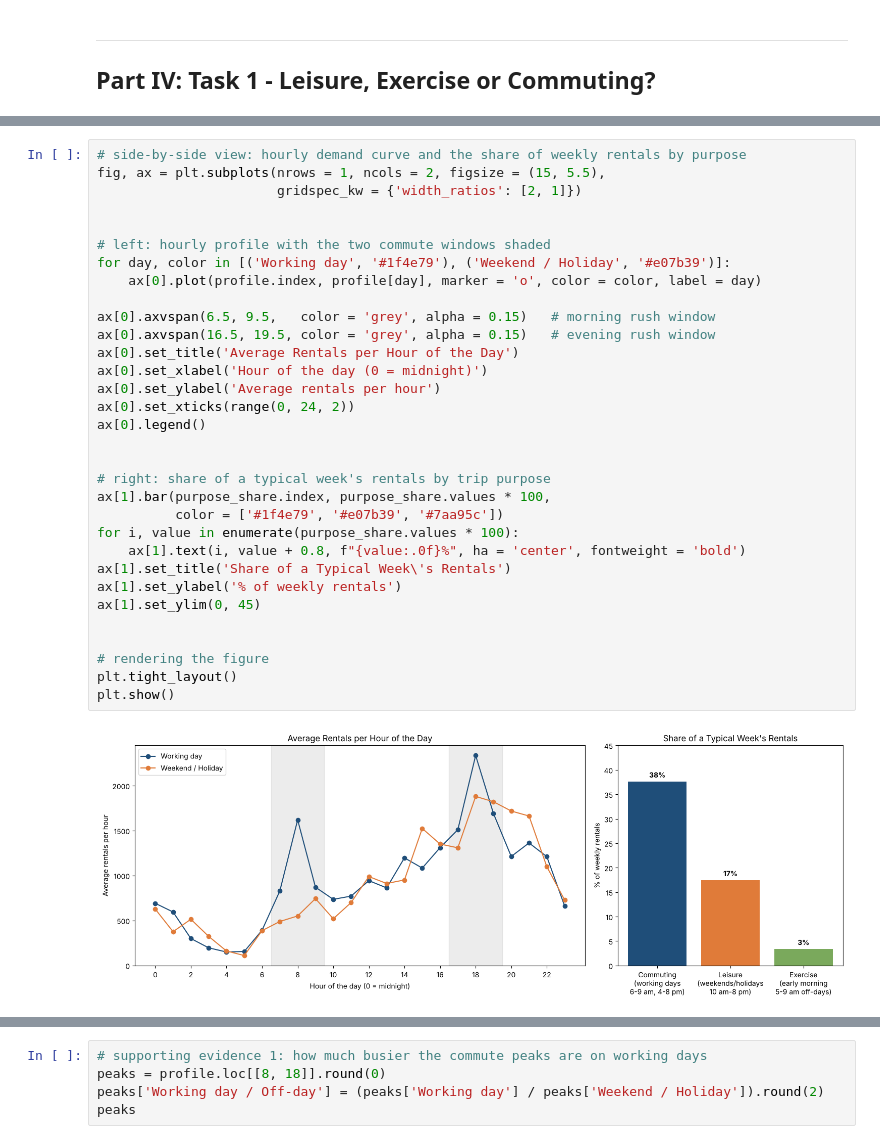
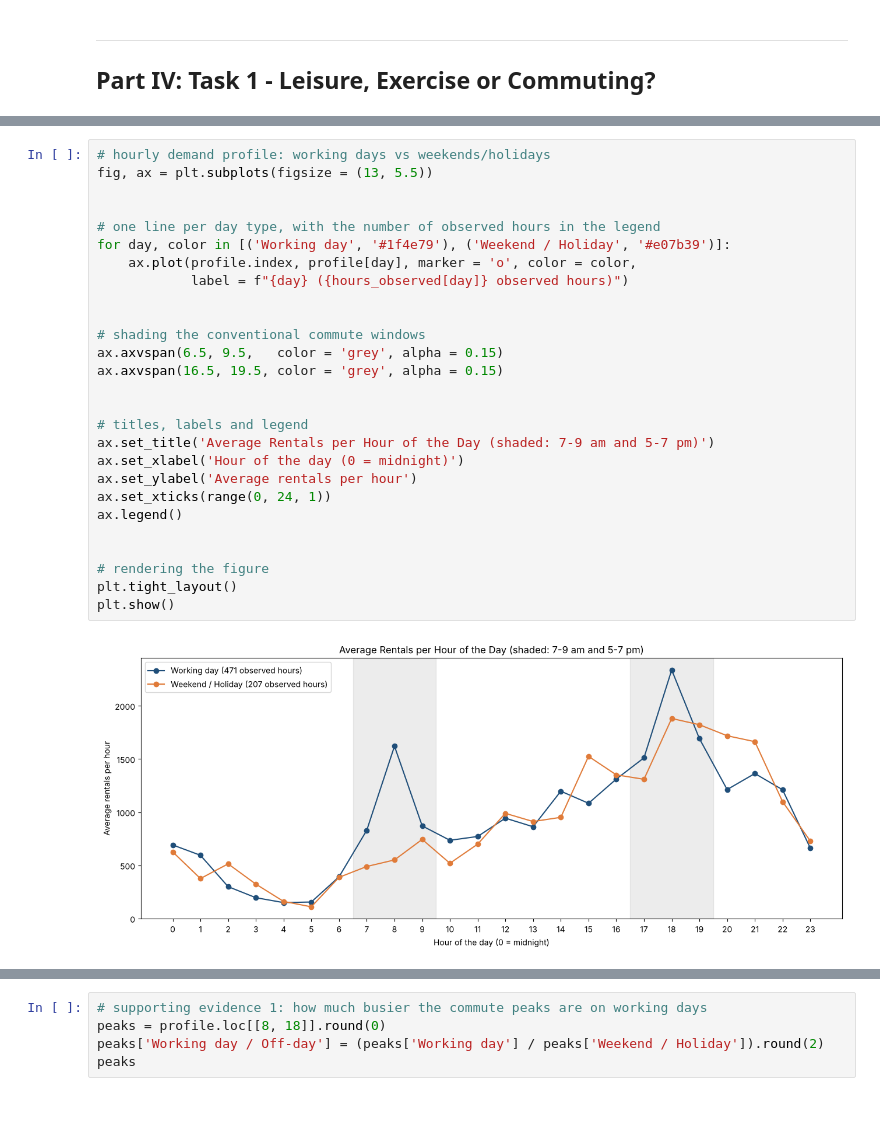
Before and after one commit to seyhasenganz/my-sql-assignment, a Jupyter notebook: Final-Bike-Rentals/Bike_Rentals_Final_Assignment.ipynb, the cells around one changed output, grey strips where cells are left out. Saved outputs shown, nothing was run; the diff lists cells and outputs as text; blank space fills up the shorter version.

```diff
--- a/Final-Bike-Rentals/Bike_Rentals_Final_Assignment.ipynb
+++ b/Final-Bike-Rentals/Bike_Rentals_Final_Assignment.ipynb
@@ -341,34 +335,29 @@ dtype: float64
 # %%
-# side-by-side view: hourly demand curve and the share of weekly rentals by purpose
-fig, ax = plt.subplots(nrows = 1, ncols = 2, figsize = (15, 5.5),
-                       gridspec_kw = {'width_ratios': [2, 1]})
+# hourly demand profile: working days vs weekends/holidays
+fig, ax = plt.subplots(figsize = (13, 5.5))
 
 
-# left: hourly profile with the two commute windows shaded
+# one line per day type, with the number of observed hours in the legend
 for day, color in [('Working day', '#1f4e79'), ('Weekend / Holiday', '#e07b39')]:
-    ax[0].plot(profile.index, profile[day], marker = 'o', color = color, label = day)
-
-ax[0].axvspan(6.5, 9.5,   color = 'grey', alpha = 0.15)   # morning rush window
-ax[0].axvspan(16.5, 19.5, color = 'grey', alpha = 0.15)   # evening rush window
-ax[0].set_title('Average Rentals per Hour of the Day')
-ax[0].set_xlabel('Hour of the day (0 = midnight)')
-ax[0].set_ylabel('Average rentals per hour')
-ax[0].set_xticks(range(0, 24, 2))
-ax[0].legend()
+    ax.plot(profile.index, profile[day], marker = 'o', color = color,
+            label = f"{day} ({hours_observed[day]} observed hours)")
 
 
-# right: share of a typical week's rentals by trip purpose
-ax[1].bar(purpose_share.index, purpose_share.values * 100,
-          color = ['#1f4e79', '#e07b39', '#7aa95c'])
-for i, value in enumerate(purpose_share.values * 100):
-    ax[1].text(i, value + 0.8, f"{value:.0f}%", ha = 'center', fontweight = 'bold')
-ax[1].set_title('Share of a Typical Week\'s Rentals')
-ax[1].set_ylabel('% of weekly rentals')
-ax[1].set_ylim(0, 45)
+# shading the conventional commute windows
+ax.axvspan(6.5, 9.5,   color = 'grey', alpha = 0.15)
+ax.axvspan(16.5, 19.5, color = 'grey', alpha = 0.15)
+
+
+# titles, labels and legend
+ax.set_title('Average Rentals per Hour of the Day (shaded: 7-9 am and 5-7 pm)')
+ax.set_xlabel('Hour of the day (0 = midnight)')
+ax.set_ylabel('Average rentals per hour')
+ax.set_xticks(range(0, 24, 1))
+ax.legend()
 
 
 # rendering the figure
 plt.tight_layout()
 plt.show()
 # %% [output]
-[figure, old version]
+[figure, new version]
```
Also changed, not shown: parts of 27 cells of this notebook, 1 other file.
